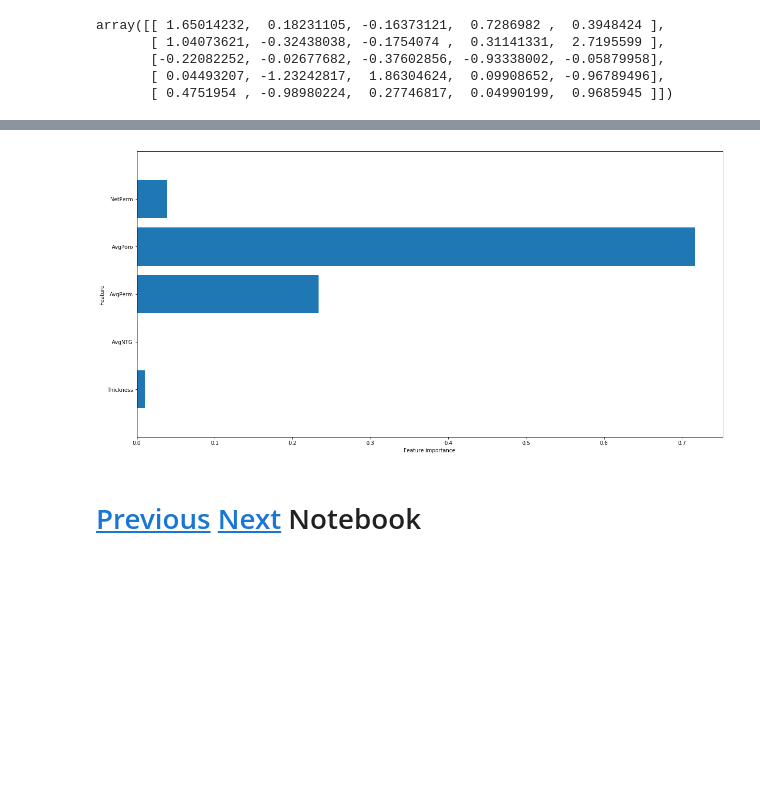
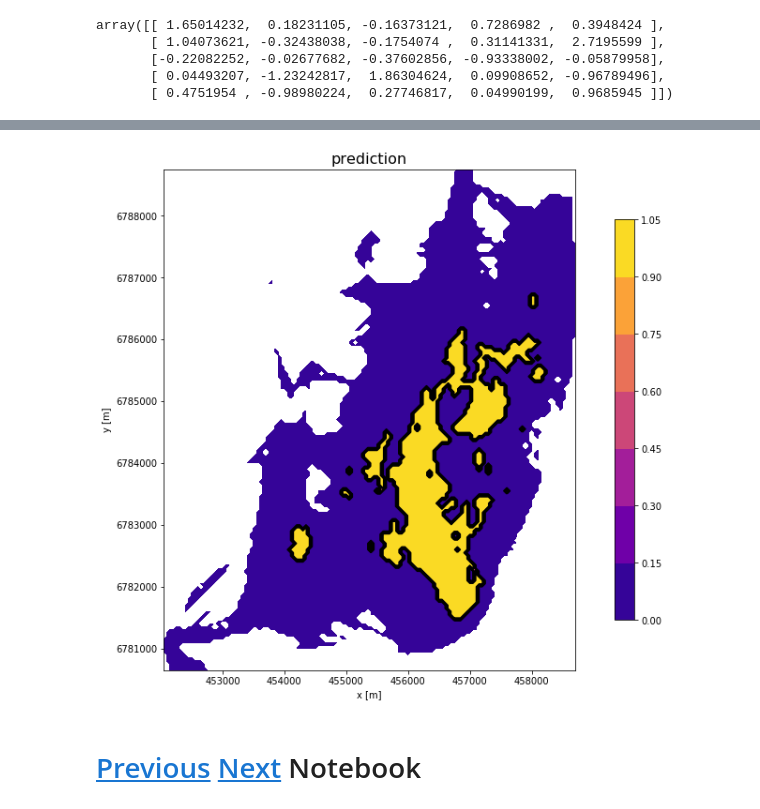
Before and after one commit to Nozziel/OGA2018_SweetSpotPrediction, a Jupyter notebook: Notebooks/03 Exploration of models.ipynb, the cells around one changed output, grey strips where cells are left out. Cells and saved outputs as stored; diff of their text form; code cells hidden in the pictures; blank space fills up the shorter version.

```diff
--- a/Notebooks/03 Exploration of models.ipynb
+++ b/Notebooks/03 Exploration of models.ipynb
@@ -26,11 +35,13 @@ features = [
 
 ]
 
-label_cls = 'WellPresent'
+label_clf = 'SweetSpot' # 'WellPresent'
+label_reg = 'WellProbability'
+lable_swt = 'SweetSpot'
 # %%
 df.dropna(inplace=True)
 # %%
-X_train, X_, y_train, y_ = train_test_split(df[features], df[label_cls], test_size=0.33, random_state=42)
+X_train, X_, y_train, y_ = train_test_split(df[features], df[label_clf], test_size=0.33, random_state=42)
 X_val, X_test, y_val, y_test = train_test_split(X_, y_, test_size=0.50, random_state=42)
 # %% [markdown]
 # Normalization and other preprocessing
@@ -117,7 +130,10 @@ F1: 0.000
 # %%
-bestModel = classifiers[1]
-ssp.plot_feature_importances(bestModel,features)
+bestModel = classifiers[3]
+#ssp.plot_feature_importances(bestModel,features)
+
+df['prediction'] = bestModel.predict(preprocessing.transform(df[features]))
+ssp.plot_map(df, 'prediction')
 # %% [output]
-[figure, old version]
+[figure, new version]
 # %% [markdown]
 # <a href="02 Base Model.ipynb">Previous</a> <a href="04 Classification model.ipynb">Next</a> Notebook
```
Also changed, not shown: parts of 3 cells of this notebook, 1 other file.
